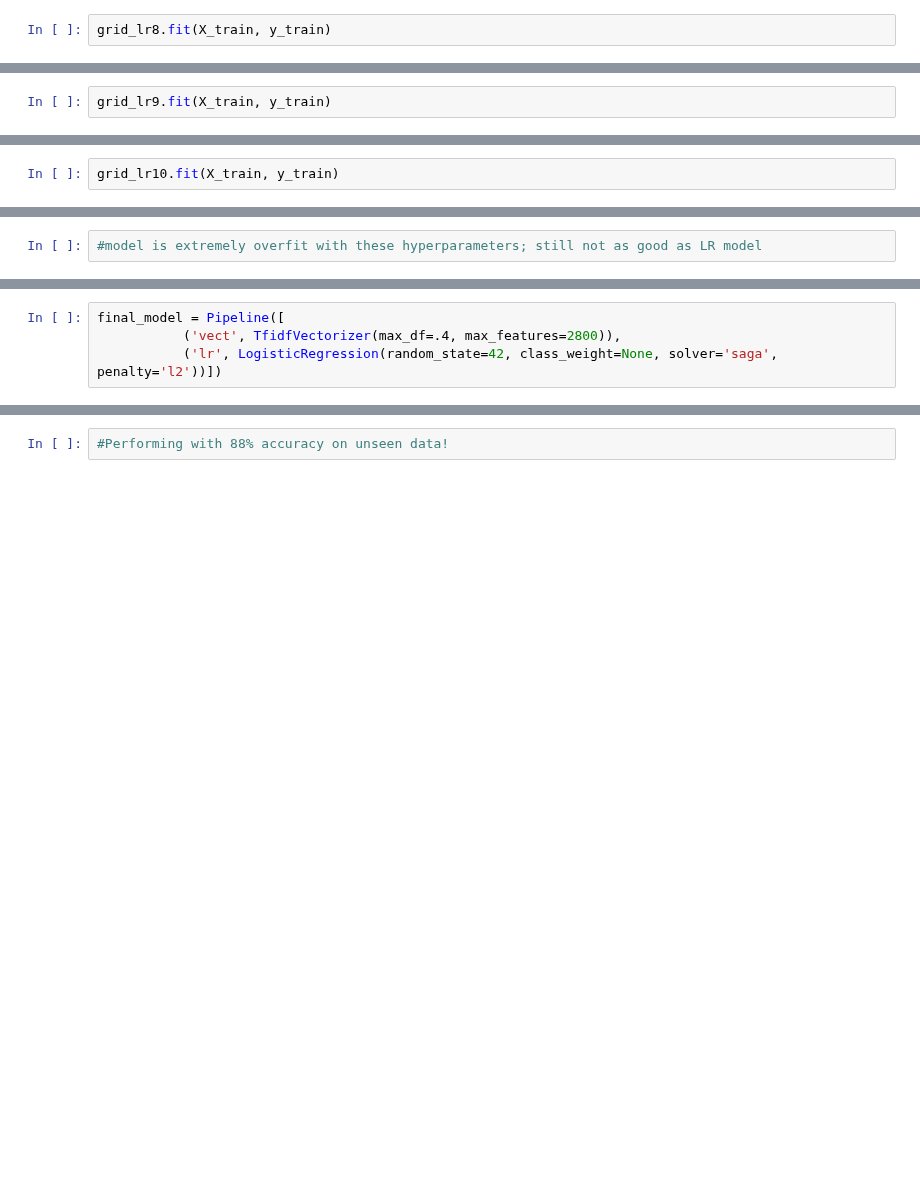
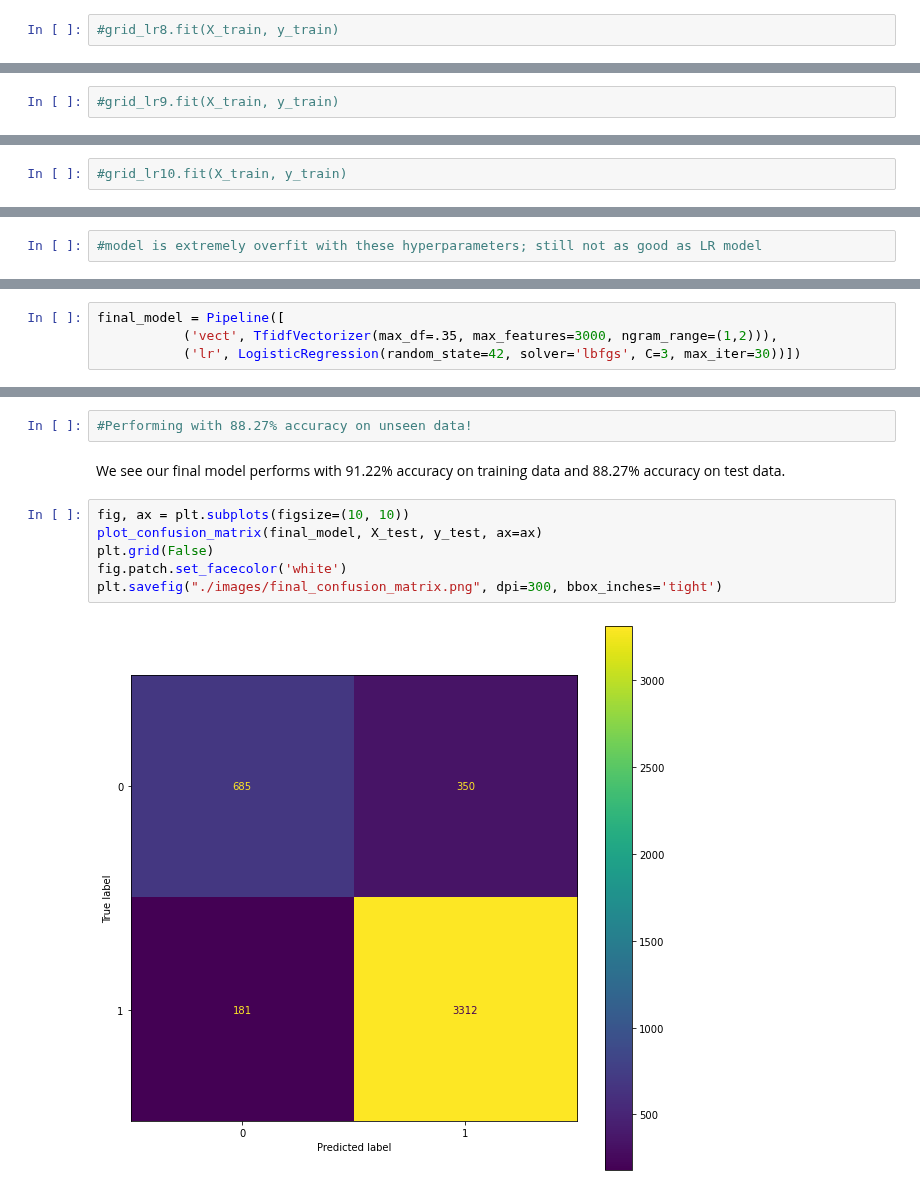
Before and after one commit to jlc0512/Utilizing-E-Commerce-Reviews-to-Predict-Comment-Sentiments, a Jupyter notebook: final_model_tuning.ipynb, the cells around one changed output, grey strips where cells are left out. Drawn from its saved outputs; the diff is of its cells as text; blank space fills up the shorter version.

Commit message:
selected final model, adding images of final confusion matrix and comparing accuracy scores

```diff
--- a/final_model_tuning.ipynb
+++ b/final_model_tuning.ipynb
@@ -919,4 +675,4 @@ lr8_params = {
 # %%
 grid_lr8 = GridSearchCV(lr_pipe, param_grid=lr8_params, cv=5, verbose=3, n_jobs=-3)
 # %%
-grid_lr8.fit(X_train, y_train)
+#grid_lr8.fit(X_train, y_train)
@@ -1006,4 +736,4 @@ lr9_params = {
 # %%
 grid_lr9 = GridSearchCV(lr_pipe, param_grid=lr9_params, cv=5, verbose=3, n_jobs=-3)
 # %%
-grid_lr9.fit(X_train, y_train)
+#grid_lr9.fit(X_train, y_train)
@@ -1105,4 +804,4 @@ lr10_params = {
 # %%
 grid_lr10 = GridSearchCV(lr_pipe, param_grid=lr10_params, cv=5, verbose=3, n_jobs=-3)
 # %%
-grid_lr10.fit(X_train, y_train)
+#grid_lr10.fit(X_train, y_train)
@@ -1606,7 +1198,7 @@ The best model utilizing cross validation is the Logistic Regression model.
 # %%
 final_model = Pipeline([
-           ('vect', TfidfVectorizer(max_df=.4, max_features=2800)),
-           ('lr', LogisticRegression(random_state=42, class_weight=None, solver='saga', penalty='l2'))])
+           ('vect', TfidfVectorizer(max_df=.35, max_features=3000, ngram_range=(1,2))),
+           ('lr', LogisticRegression(random_state=42, solver='lbfgs', C=3, max_iter=30))])
 # %%
 final_model.fit(X_train, y_train)
 # %% [output]
@@ -1633,2 +1234,12 @@ final_model.score(X_test, y_test)
 # %%
-#Performing with 88% accuracy on unseen data!
+#Performing with 88.27% accuracy on unseen data!
+# %% [markdown]
+We see our final model performs with 91.22% accuracy on training data and 88.27% accuracy on test data.
+# %%
+fig, ax = plt.subplots(figsize=(10, 10))
+plot_confusion_matrix(final_model, X_test, y_test, ax=ax)
+plt.grid(False)
+fig.patch.set_facecolor('white')
+plt.savefig("./images/final_confusion_matrix.png", dpi=300, bbox_inches='tight')
+# %% [output]
+[figure, added]
```
Also changed, not shown: parts of 63 cells of this notebook, 3 other files.
